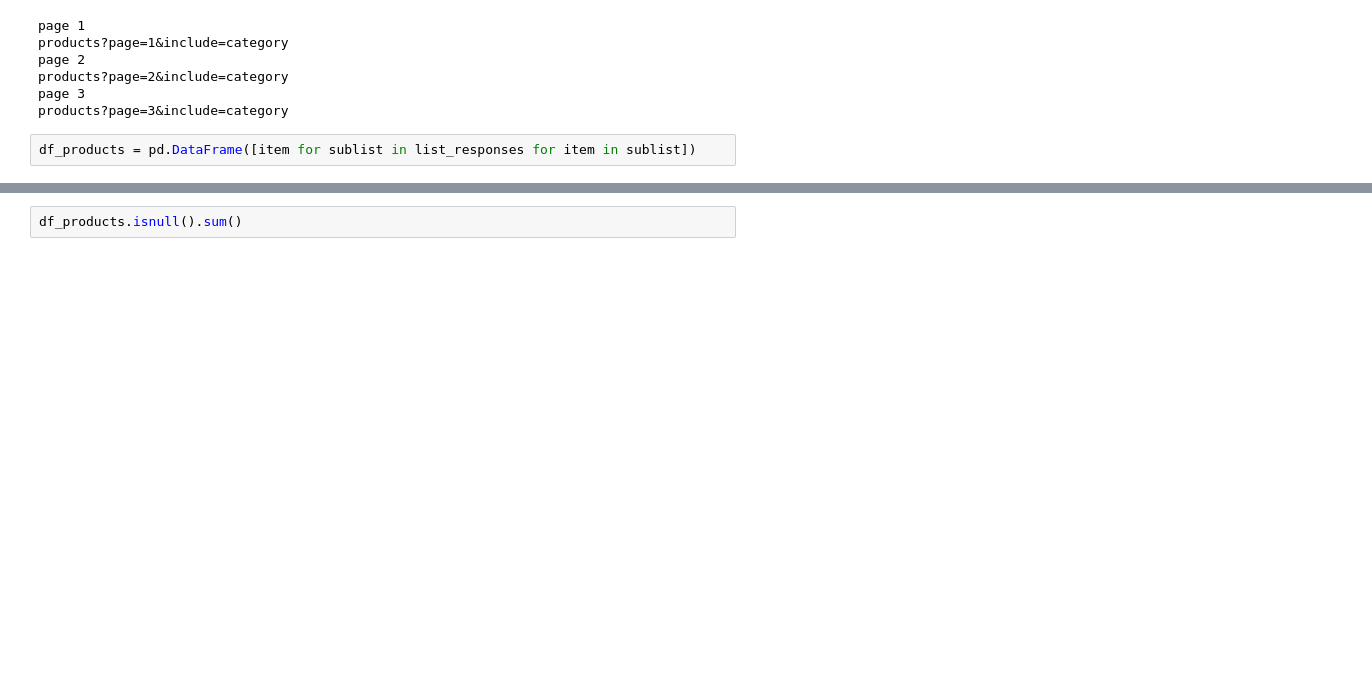
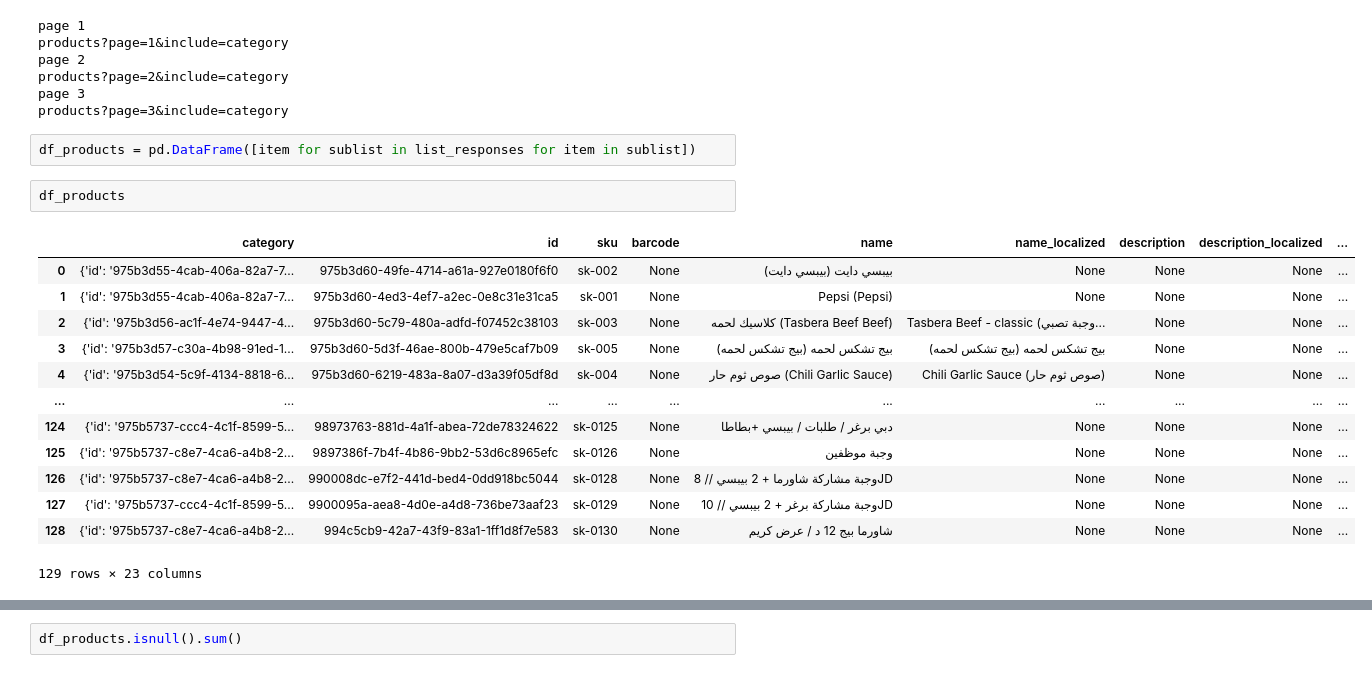
Before and after one commit to OmarHory/POS_CHATBOT_TEXT_TO_SQL, a Jupyter notebook: data_notebooks/orders/prepare_data.ipynb, the cells around one changed output, grey strips where cells are left out. Saved outputs shown, nothing was run; the diff lists cells and outputs as text; blank space fills up the shorter version.

```diff
--- a/data_notebooks/orders/prepare_data.ipynb
+++ b/data_notebooks/orders/prepare_data.ipynb
@@ -100,6 +100,22 @@ page 3
 products?page=3&include=category
 # %%
 df_products = pd.DataFrame([item for sublist in list_responses for item in sublist])
+# %%
+df_products
+# %% [output]
+|  | category | id | sku | barcode | name | name_localized | description | description_localized | ... |
+| 0 | {'id': '975b3d55-4cab-406a-82a7-7... | 975b3d60-49fe-4714-a61a-927e0180f6f0 | sk-002 | None | بيبسي دايت (بيبسي دايت) | None | None | None | ... |
+| 1 | {'id': '975b3d55-4cab-406a-82a7-7... | 975b3d60-4ed3-4ef7-a2ec-0e8c31e31ca5 | sk-001 | None | Pepsi (Pepsi) | None | None | None | ... |
+| 2 | {'id': '975b3d56-ac1f-4e74-9447-4... | 975b3d60-5c79-480a-adfd-f07452c38103 | sk-003 | None | كلاسيك لحمه (Tasbera Beef Beef) | Tasbera Beef - classic (وجبة تصبي... | None | None | ... |
+| 3 | {'id': '975b3d57-c30a-4b98-91ed-1... | 975b3d60-5d3f-46ae-800b-479e5caf7b09 | sk-005 | None | بيج تشكس لحمه (بيج تشكس لحمه) | بيج تشكس لحمه (بيج تشكس لحمه) | None | None | ... |
+| 4 | {'id': '975b3d54-5c9f-4134-8818-6... | 975b3d60-6219-483a-8a07-d3a39f05df8d | sk-004 | None | صوص ثوم حار (Chili Garlic Sauce) | Chili Garlic Sauce (صوص ثوم حار) | None | None | ... |
+| ... | ... | ... | ... | ... | ... | ... | ... | ... | ... |
+| 124 | {'id': '975b5737-ccc4-4c1f-8599-5... | 98973763-881d-4a1f-abea-72de78324622 | sk-0125 | None | دبي برغر / طلبات / بيبسي +بطاطا | None | None | None | ... |
+| 125 | {'id': '975b5737-c8e7-4ca6-a4b8-2... | 9897386f-7b4f-4b86-9bb2-53d6c8965efc | sk-0126 | None | وجبة موظفين | None | None | None | ... |
+| 126 | {'id': '975b5737-c8e7-4ca6-a4b8-2... | 990008dc-e7f2-441d-bed4-0dd918bc5044 | sk-0128 | None | وجبة مشاركة شاورما + 2 بيبسي // 8JD | None | None | None | ... |
+| 127 | {'id': '975b5737-ccc4-4c1f-8599-5... | 9900095a-aea8-4d0e-a4d8-736be73aaf23 | sk-0129 | None | وجبة مشاركة برغر + 2 بيبسي // 10JD | None | None | None | ... |
+| 128 | {'id': '975b5737-c8e7-4ca6-a4b8-2... | 994c5cb9-42a7-43f9-83a1-1ff1d8f7e583 | sk-0130 | None | شاورما بيج 12 د / عرض كريم | None | None | None | ... |
+129 rows × 23 columns
 # %%
 df_products['category_name'] = df_products['category'].apply(lambda x: x['name_localized'])
 df_products = df_products[~df_products.category_name.isna()]
```
Also changed, not shown: parts of 4 cells of this notebook, 4 other files.
